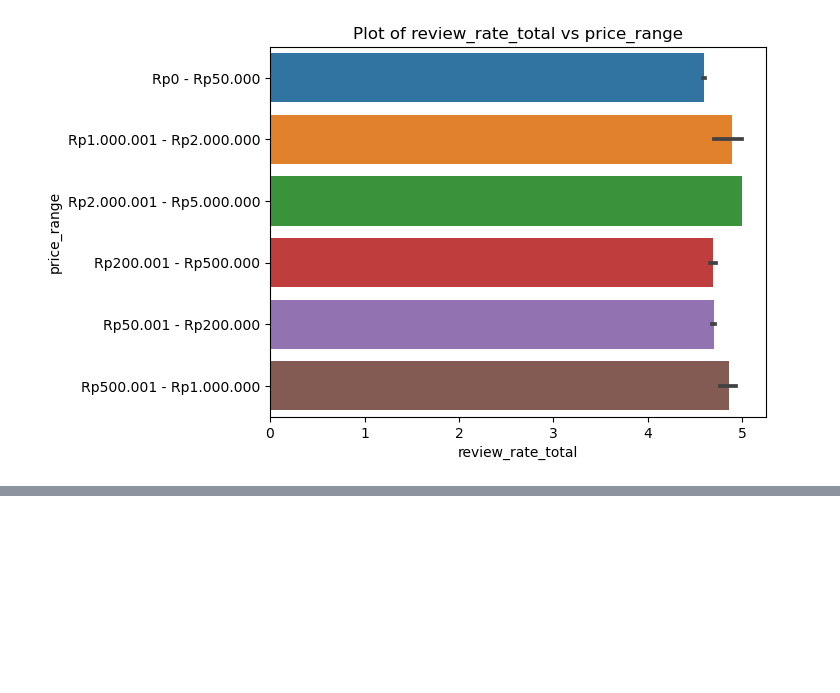
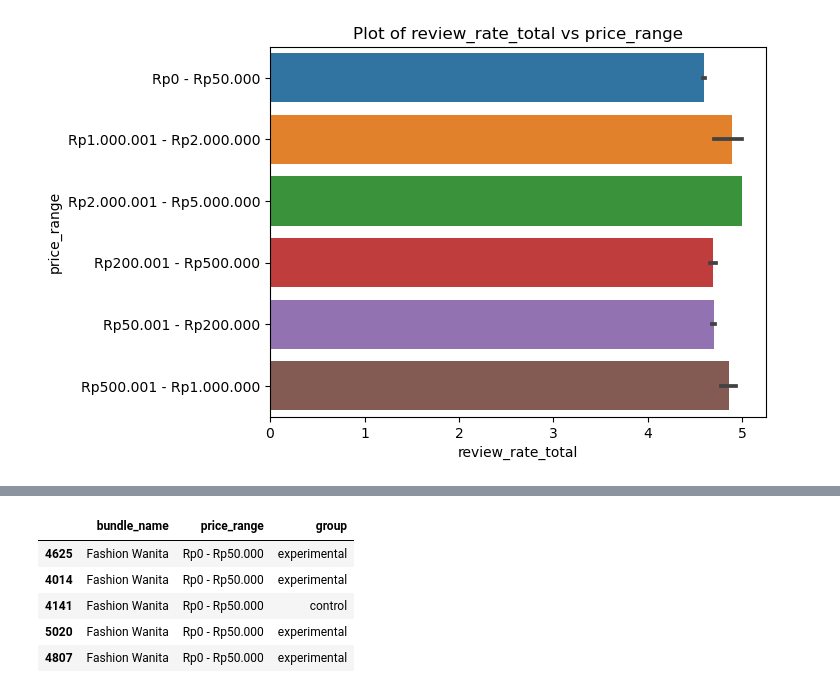
Before and after one commit to azzezzanf/bigboxintern, a Jupyter notebook: Clusterring/Code/intcluster.ipynb, the cells around one changed output, grey strips where cells are left out. Saved outputs shown, nothing was run; the diff lists cells and outputs as text; code cells hidden in the pictures; blank space fills up the shorter version.

```diff
--- a/Clusterring/Code/intcluster.ipynb
+++ b/Clusterring/Code/intcluster.ipynb
@@ -348,0 +323,43 @@ plt.show()
+# %%
+ptest = fw_a
+# df_a = d_with_index.loc["Perawatan Hewan", "Deals"]
+def remove_unused_columns(fw_a):
+  fw_a = fw_a.drop(columns='content')
+  fw_a = fw_a.drop(columns='spell')
+  fw_a = fw_a.drop(columns='content_date')
+  fw_a = fw_a.drop(columns='label')
+  fw_a = fw_a.drop(columns='is_price') #checked  p-value: 0.9732298405656153
+  fw_a = fw_a.drop(columns='is_product_id')
+  fw_a = fw_a.drop(columns='sm_review_rate')
+  fw_a = fw_a.drop(columns='review_rate_total')
+  fw_a = fw_a.drop(columns='review_count')
+  # fw_a = fw_a.drop(columns='price_range') #checked p-value: 0.536934385265435
+  fw_a = fw_a.drop(columns='is_shop_id')
+  fw_a = fw_a.drop(columns='fs_best_rating')
+  fw_a = fw_a.drop(columns='fs_worst_rating')
+  fw_a = fw_a.drop(columns='fs_review')
+  fw_a = fw_a.drop(columns='ss_shop_name') #checked p-value: 0.713440012703279
+  fw_a = fw_a.drop(columns='sm_review_user_id')
+  fw_a = fw_a.drop(columns='new_date') #checked p-value: 0.6407156292923146
+  fw_a = fw_a.drop(columns='new_time')
+  fw_a = fw_a.drop(columns='fs_rating')
+  fw_a = fw_a.drop(columns='sm_review_time')
+  fw_a = fw_a.drop(columns='mean') #checked p-value: 0.6407156292923146
+  fw_a = fw_a.drop(columns='ss_location') #checked p-value: 0.2829193971218083
+  fw_a = fw_a.drop(columns='bundle')
+  # fw_a = fw_a.drop(columns='bundle_name')
+  fw_a = fw_a.drop(columns='entity_id')
+  fw_a = fw_a.drop(columns='id')
+
+
+  return fw_a
+
+ptest = remove_unused_columns(ptest)
+ptest.head()
+# %% [output]
+|  | bundle_name | price_range | group |
+| 4625 | Fashion Wanita | Rp0 - Rp50.000 | experimental |
+| 4014 | Fashion Wanita | Rp0 - Rp50.000 | experimental |
+| 4141 | Fashion Wanita | Rp0 - Rp50.000 | control |
+| 5020 | Fashion Wanita | Rp0 - Rp50.000 | experimental |
+| 4807 | Fashion Wanita | Rp0 - Rp50.000 | experimental |
```
Also changed, not shown: parts of 11 cells of this notebook.
